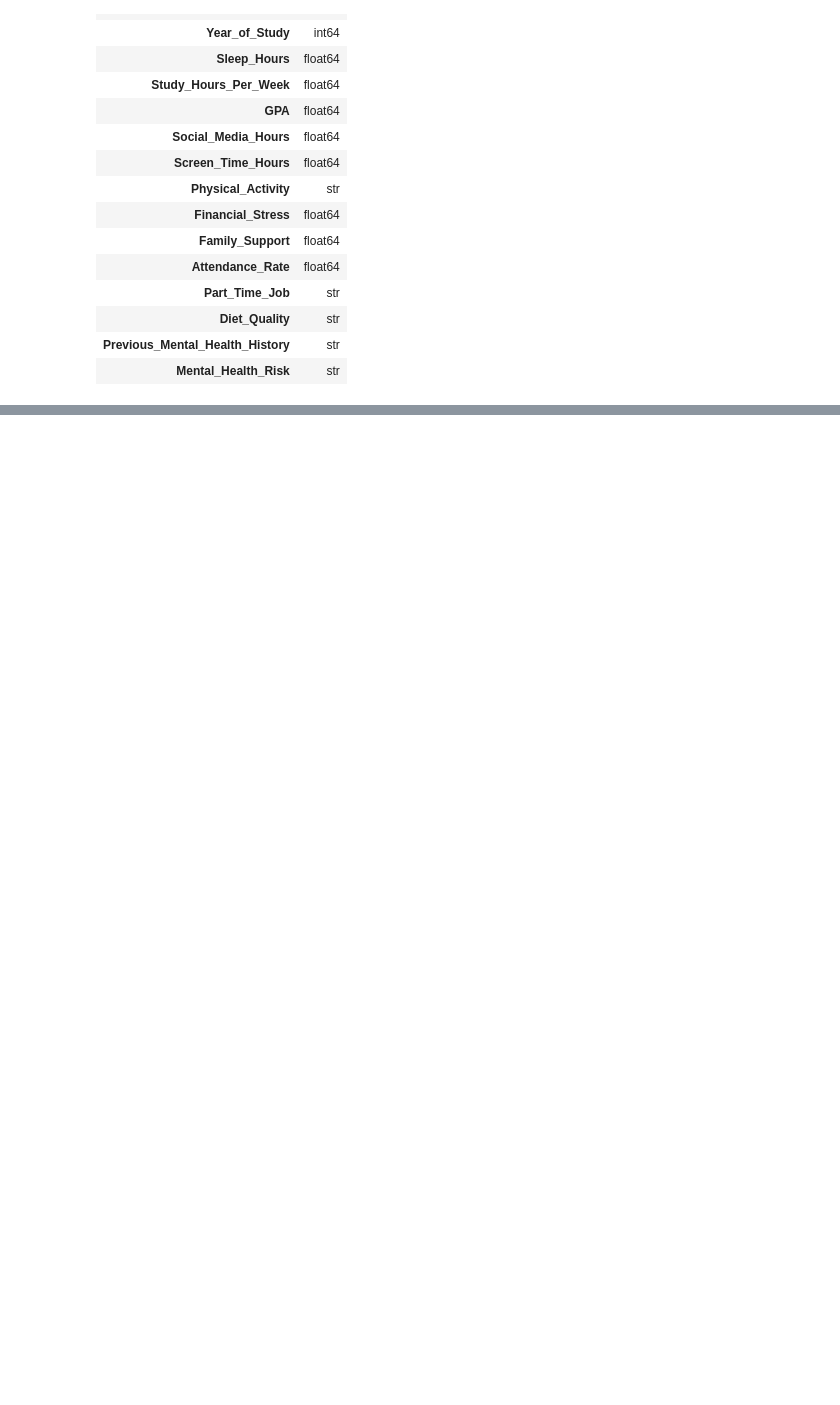
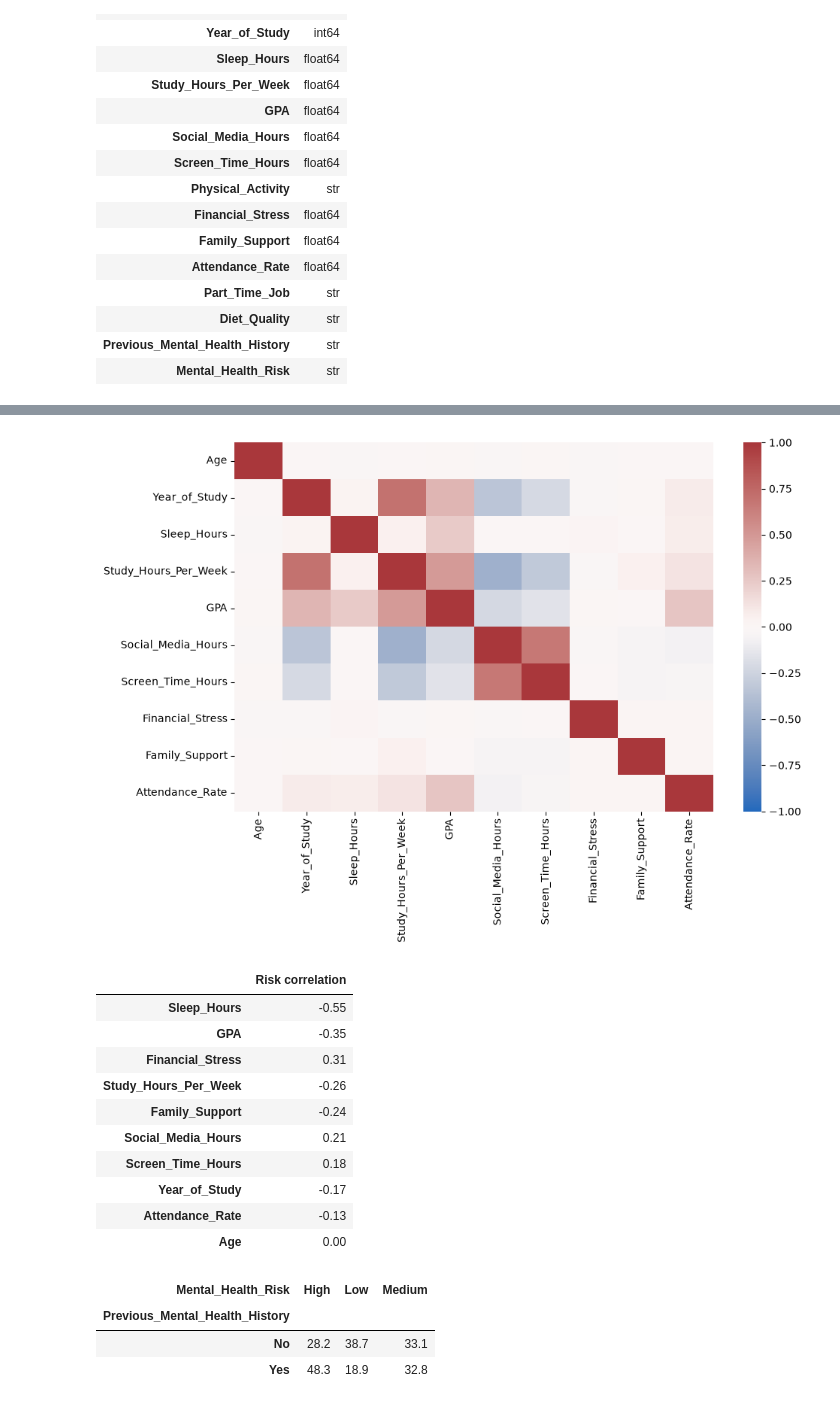
Before and after one commit to Void01014/Mental-Health, a Jupyter notebook: notebooks/Notebook.ipynb, the cells around one changed output, grey strips where cells are left out. Cells and saved outputs as stored; diff of their text form; code cells hidden in the pictures; blank space fills up the shorter version.

```diff
--- a/notebooks/Notebook.ipynb
+++ b/notebooks/Notebook.ipynb
@@ -75,0 +114,30 @@ df.describe()
+# %%
+numeric = train_df.select_dtypes(include="number")
+plt.figure(figsize=(10, 7))
+sns.heatmap(numeric.corr(method="spearman"), cmap="vlag", vmin=-1, vmax=1)
+plt.tight_layout()
+plt.show()
+
+risk_rank = train_df[target].map({"Low": 0, "Medium": 1, "High": 2})
+risk_correlation = numeric.corrwith(risk_rank, method="spearman")
+display(risk_correlation.sort_values(key=abs, ascending=False).round(2).to_frame("Risk correlation"))
+
+history = train_df["Previous_Mental_Health_History"]
+display(pd.crosstab(history, train_df[target], normalize="index").mul(100).round(1))
+# %% [output]
+[figure, added]
+|  | Risk correlation |
+| Sleep_Hours | -0.55 |
+| GPA | -0.35 |
+| Financial_Stress | 0.31 |
+| Study_Hours_Per_Week | -0.26 |
+| Family_Support | -0.24 |
+| Social_Media_Hours | 0.21 |
+| Screen_Time_Hours | 0.18 |
+| Year_of_Study | -0.17 |
+| Attendance_Rate | -0.13 |
+| Age | 0.00 |
+| Mental_Health_Risk | High | Low | Medium |
+| Previous_Mental_Health_History |  |  |  |
+| No | 28.2 | 38.7 | 33.1 |
+| Yes | 48.3 | 18.9 | 32.8 |
```
Also changed, not shown: parts of 27 cells of this notebook, 4 other files.
